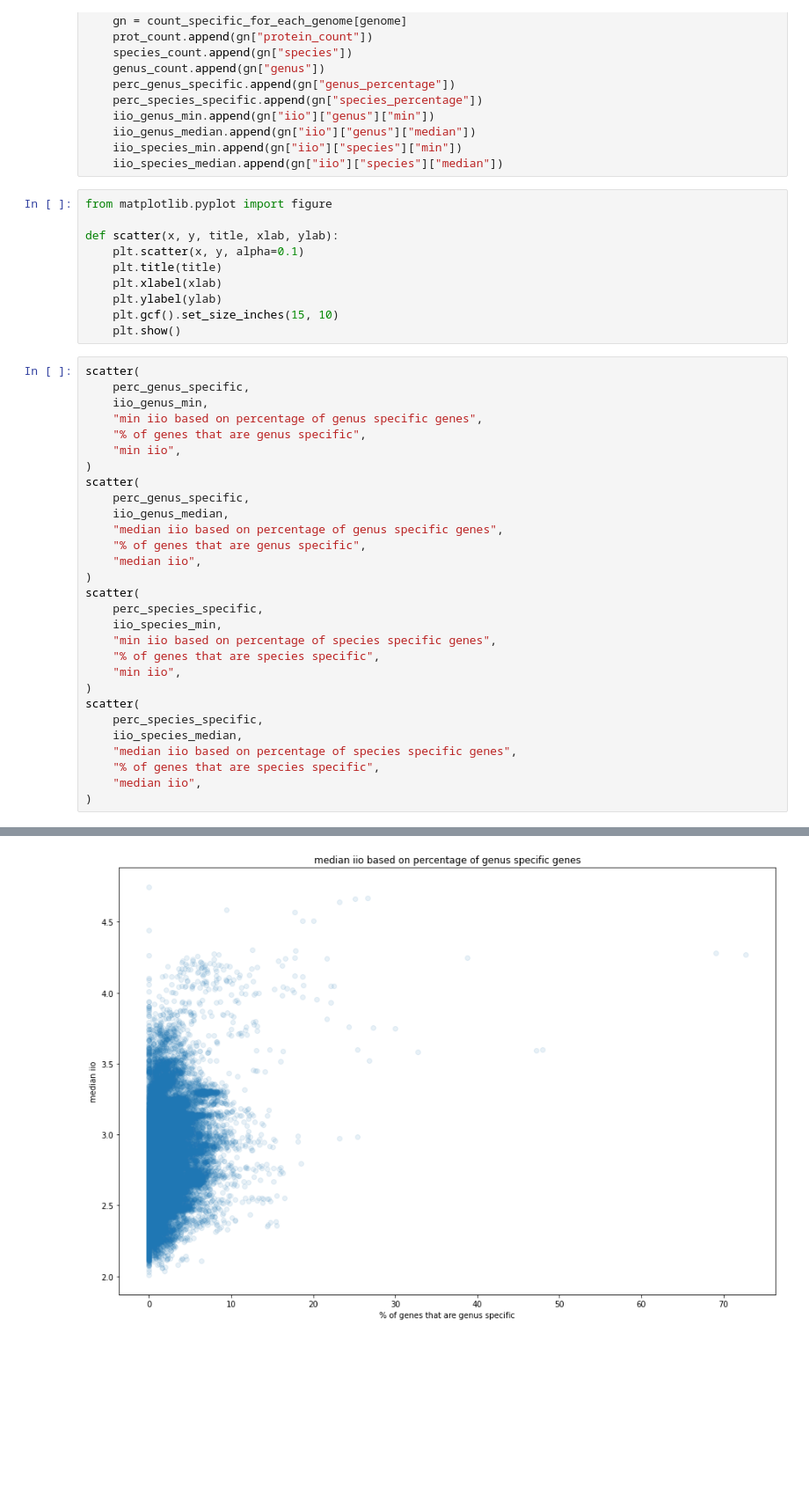
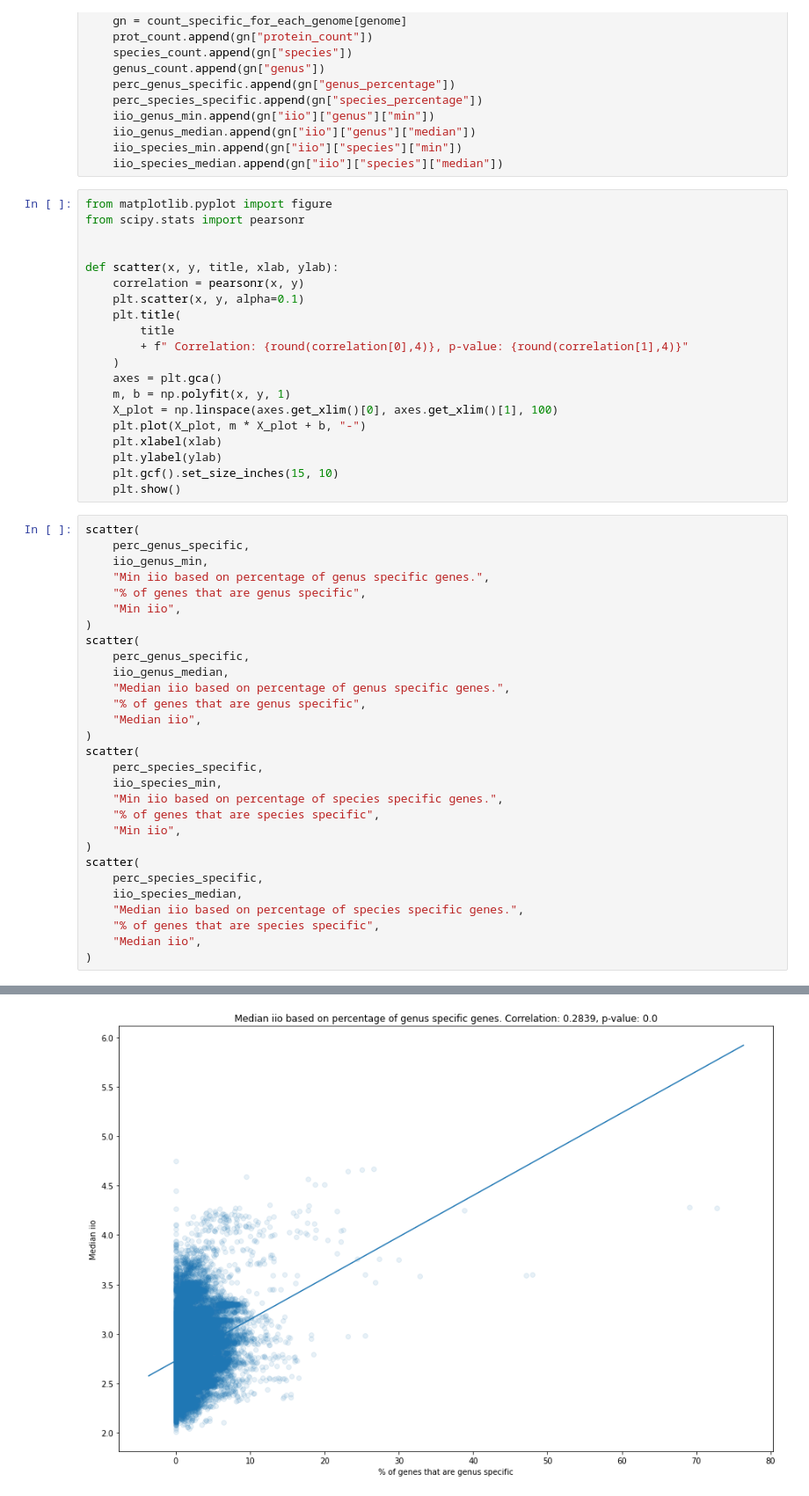
Before and after one commit to WojDob/Taxonomically-Restricted-Genes-Browser, a Jupyter notebook: analysis/how_many_are_specific.ipynb, the cells around one changed output, grey strips where cells are left out. Shown at 88% size. Cells and saved outputs as stored; diff of their text form; blank space fills up the shorter version.

```diff
--- a/analysis/how_many_are_specific.ipynb
+++ b/analysis/how_many_are_specific.ipynb
@@ -441,10 +447,20 @@ for genome in count_specific_for_each_genome:
     iio_species_median.append(gn["iio"]["species"]["median"])
 # %%
 from matplotlib.pyplot import figure
+from scipy.stats import pearsonr
+
 
 def scatter(x, y, title, xlab, ylab):
+    correlation = pearsonr(x, y)
     plt.scatter(x, y, alpha=0.1)
-    plt.title(title)
+    plt.title(
+        title
+        + f" Correlation: {round(correlation[0],4)}, p-value: {round(correlation[1],4)}"
+    )
+    axes = plt.gca()
+    m, b = np.polyfit(x, y, 1)
+    X_plot = np.linspace(axes.get_xlim()[0], axes.get_xlim()[1], 100)
+    plt.plot(X_plot, m * X_plot + b, "-")
     plt.xlabel(xlab)
     plt.ylabel(ylab)
     plt.gcf().set_size_inches(15, 10)
@@ -453,29 +469,29 @@ def scatter(x, y, title, xlab, ylab):
 scatter(
     perc_genus_specific,
     iio_genus_min,
-    "min iio based on percentage of genus specific genes",
+    "Min iio based on percentage of genus specific genes.",
     "% of genes that are genus specific",
-    "min iio",
+    "Min iio",
 )
 scatter(
     perc_genus_specific,
     iio_genus_median,
-    "median iio based on percentage of genus specific genes",
+    "Median iio based on percentage of genus specific genes.",
     "% of genes that are genus specific",
-    "median iio",
+    "Median iio",
 )
 scatter(
     perc_species_specific,
     iio_species_min,
-    "min iio based on percentage of species specific genes",
+    "Min iio based on percentage of species specific genes.",
     "% of genes that are species specific",
-    "min iio",
+    "Min iio",
 )
 scatter(
     perc_species_specific,
     iio_species_median,
-    "median iio based on percentage of species specific genes",
+    "Median iio based on percentage of species specific genes.",
     "% of genes that are species specific",
-    "median iio",
+    "Median iio",
 )
 # %% [output]
@@ -483 +499 @@ scatter(
-[figure, old version]
+[figure, new version]
```
Also changed, not shown: parts of 5 cells of this notebook.
